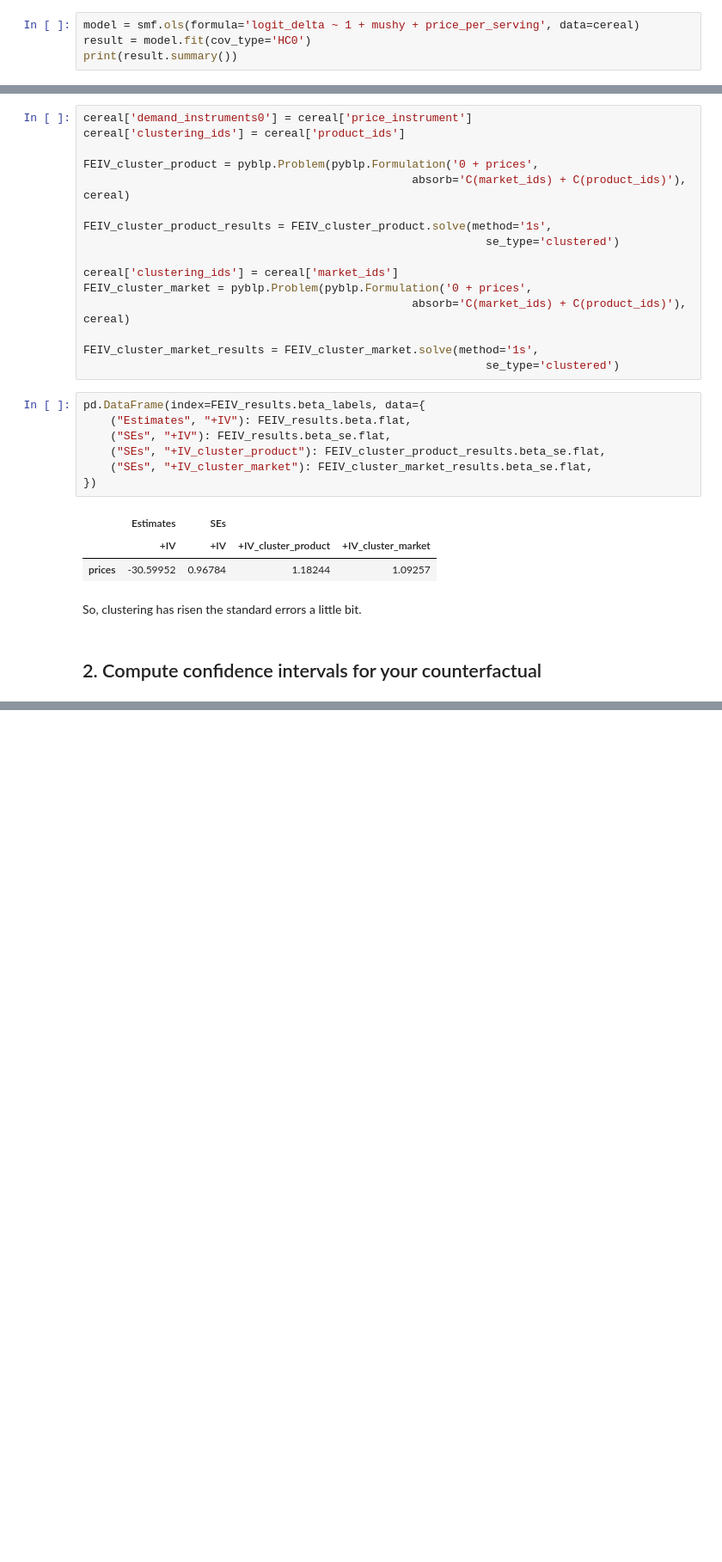
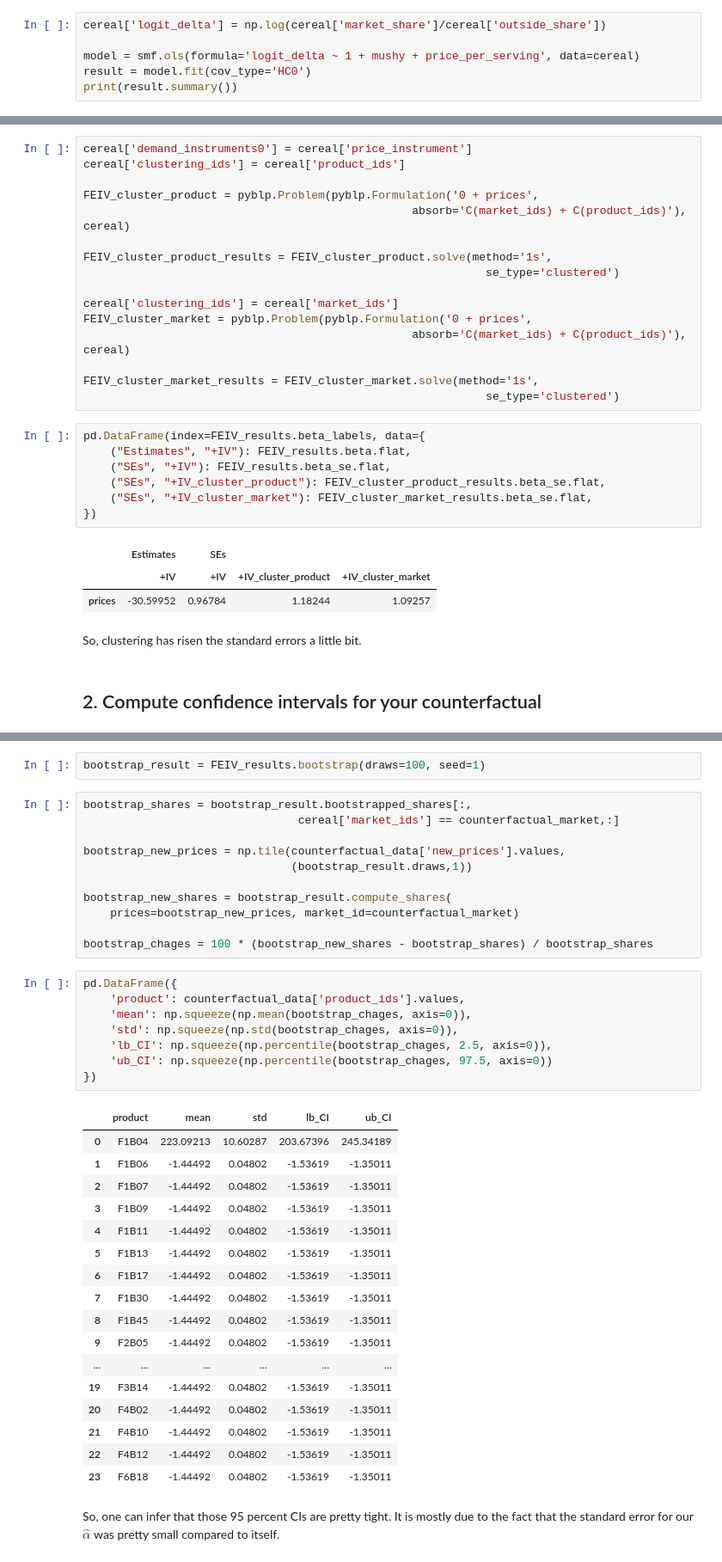
Before and after one commit to M-Naderitabar/StructuralEconometrics, a Jupyter notebook: Structural Econometrics Projects/Empirical IO/Series 4 Gortmaker Demand Estimation/1 - Pure Logit PyBLP/PureLogit.ipynb, the cells around one changed output, grey strips where cells are left out. Shown at 86% size. Cells and saved outputs as stored; diff of their text form; blank space fills up the shorter version.

```diff
--- a/Structural Econometrics Projects/Empirical IO/Series 4 Gortmaker Demand Estimation/1 - Pure Logit PyBLP/PureLogit.ipynb
+++ b/Structural Econometrics Projects/Empirical IO/Series 4 Gortmaker Demand Estimation/1 - Pure Logit PyBLP/PureLogit.ipynb
@@ -86,6 +86,8 @@ $$
 
 LHS is known from the data. Therefore, one can solve for the parameter estimates using OLS (disregarding the endogeneity of prices for now).
 # %%
+cereal['logit_delta'] = np.log(cereal['market_share']/cereal['outside_share'])
+
 model = smf.ols(formula='logit_delta ~ 1 + mushy + price_per_serving', data=cereal)
 result = model.fit(cov_type='HC0')
 print(result.summary())
@@ -413,0 +423,41 @@ When we estimate the coefficients of the model, PyBLP will also solve for standa
+# %%
+bootstrap_result = FEIV_results.bootstrap(draws=100, seed=1)
+# %%
+bootstrap_shares = bootstrap_result.bootstrapped_shares[:,
+                                cereal['market_ids'] == counterfactual_market,:]
+
+bootstrap_new_prices = np.tile(counterfactual_data['new_prices'].values,
+                               (bootstrap_result.draws,1))
+
+bootstrap_new_shares = bootstrap_result.compute_shares(
+    prices=bootstrap_new_prices, market_id=counterfactual_market)
+
+bootstrap_chages = 100 * (bootstrap_new_shares - bootstrap_shares) / bootstrap_shares
+# %%
+pd.DataFrame({
+    'product': counterfactual_data['product_ids'].values,
+    'mean': np.squeeze(np.mean(bootstrap_chages, axis=0)),
+    'std': np.squeeze(np.std(bootstrap_chages, axis=0)),
+    'lb_CI': np.squeeze(np.percentile(bootstrap_chages, 2.5, axis=0)),
+    'ub_CI': np.squeeze(np.percentile(bootstrap_chages, 97.5, axis=0))
+})
+# %% [output]
+|  | product | mean | std | lb_CI | ub_CI |
+| 0 | F1B04 | 223.09213 | 10.60287 | 203.67396 | 245.34189 |
+| 1 | F1B06 | -1.44492 | 0.04802 | -1.53619 | -1.35011 |
+| 2 | F1B07 | -1.44492 | 0.04802 | -1.53619 | -1.35011 |
+| 3 | F1B09 | -1.44492 | 0.04802 | -1.53619 | -1.35011 |
+| 4 | F1B11 | -1.44492 | 0.04802 | -1.53619 | -1.35011 |
+| 5 | F1B13 | -1.44492 | 0.04802 | -1.53619 | -1.35011 |
+| 6 | F1B17 | -1.44492 | 0.04802 | -1.53619 | -1.35011 |
+| 7 | F1B30 | -1.44492 | 0.04802 | -1.53619 | -1.35011 |
+| 8 | F1B45 | -1.44492 | 0.04802 | -1.53619 | -1.35011 |
+| 9 | F2B05 | -1.44492 | 0.04802 | -1.53619 | -1.35011 |
+| ... | ... | ... | ... | ... | ... |
+| 19 | F3B14 | -1.44492 | 0.04802 | -1.53619 | -1.35011 |
+| 20 | F4B02 | -1.44492 | 0.04802 | -1.53619 | -1.35011 |
+| 21 | F4B10 | -1.44492 | 0.04802 | -1.53619 | -1.35011 |
+| 22 | F4B12 | -1.44492 | 0.04802 | -1.53619 | -1.35011 |
+| 23 | F6B18 | -1.44492 | 0.04802 | -1.53619 | -1.35011 |
+# %% [markdown]
+So, one can infer that those 95 percent CIs are pretty tight. It is mostly due to the fact that the standard error for our $\hat{\alpha}$ was pretty small compared to itself.
```
Also changed, not shown: parts of 10 cells of this notebook, 3 other files.
